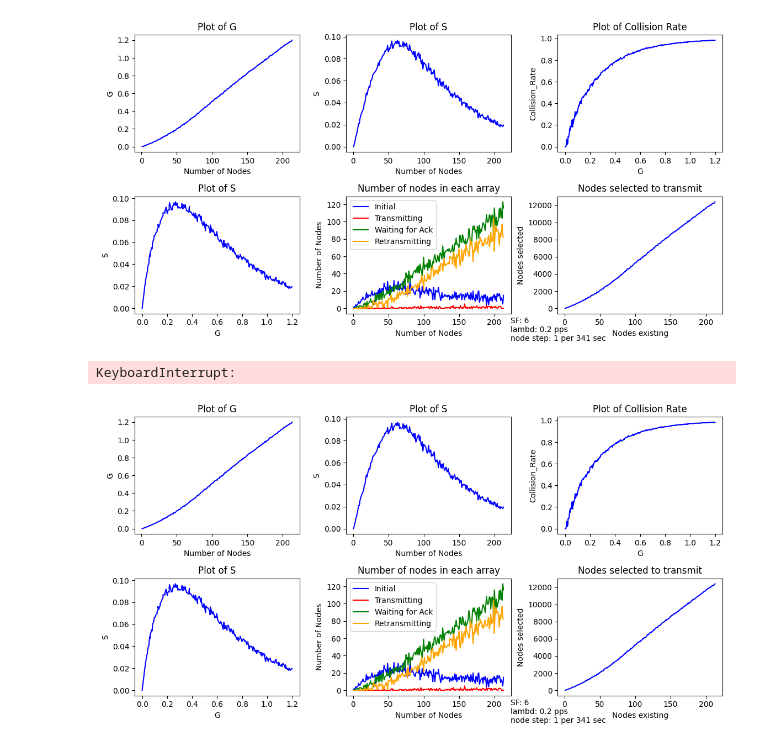
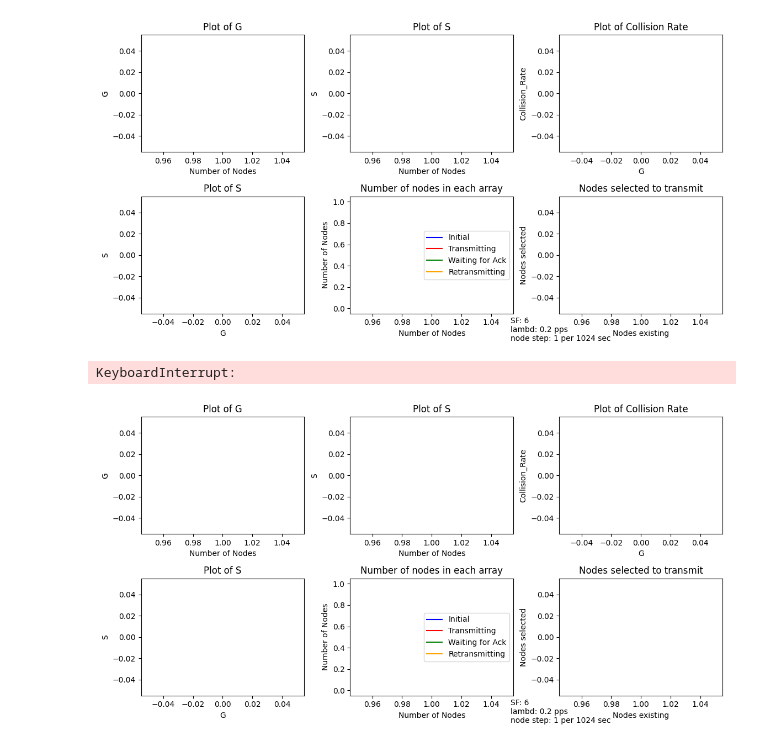
Before and after one commit to psitarid/Performance-study-of-medium-access-protocol-in-LoRaWAN-networks, a Jupyter notebook: SF6.ipynb, the cells around one changed output. Drawn from its saved outputs; the diff is of its cells as text; code cells hidden in the pictures.

```diff
--- a/SF6.ipynb
+++ b/SF6.ipynb
@@ -19,7 +19,7 @@ payload = 25
 header = 1
 CRC = 1
 DE = 0
-CR = 1
+CR = 4
 
 #Time related parameters
 time = 0
@@ -29,7 +29,7 @@ max_timeout_for_ack = 3000
 
 #Node_related parameters
 lambd = 1/5000
-node_step = int(1024000/3)
+node_step = int(1024000)
 
 #Lists to store nodes in different states
 node_list = []
@@ -137,34 +137,34 @@ while(sim.num_to_transmit * ToA/node_step <= 2):
 
         #After plotting the results of node step interval, update the total successful_transmissions, the total collisions and the total number of transmissions
         sim.update_total_metrics()
 
         #After plotting the results of node step interval, reset the metrics for the next node step interval
         sim.reset_metrics(gateway)
 
     #At the end of every msec, check if the nodes comply with the duty cycle policies and update the time lived for each node
     update_time_lived(node_list, nodes_to_retransmit, waiting_for_ack, nodes_transmitting)
     time += 1
-plt.off()
+plt.ioff()
 
 node_axis = np.linspace(1, sim.node_num, len(S))
 
 # Final plot after the loop
 line1.set_data(node_axis, G)
 line2.set_data(node_axis, S)
 line3.set_data(G, collision_rate)
 line4.set_data(G, S)
 line5_1.set_data(node_axis, len_node_list)
 line5_2.set_data(node_axis, len_nodes_transmitting)
 line5_3.set_data(node_axis, len_waiting_for_ack)
 line5_4.set_data(node_axis, len_nodes_to_retransmit)
 line6.set_data(node_axis, nodes_selected)
 
 plt.show()
 print(f'Total_successful_transmissions: {sim.total_successful_transmissions}')
 print(f'Total_collisions: {sim.total_collisions}')
 print(f'Total_num_to_transmit: {sim.total_num_to_transmit}')
 print(f'\nnode_num = {sim.node_num}')
 # %% [output]
-[figure, old version]
+[figure, new version]
 KeyboardInterrupt:
-[figure, old version]
+[figure, new version]
```
Also changed, not shown: 4 other files.
